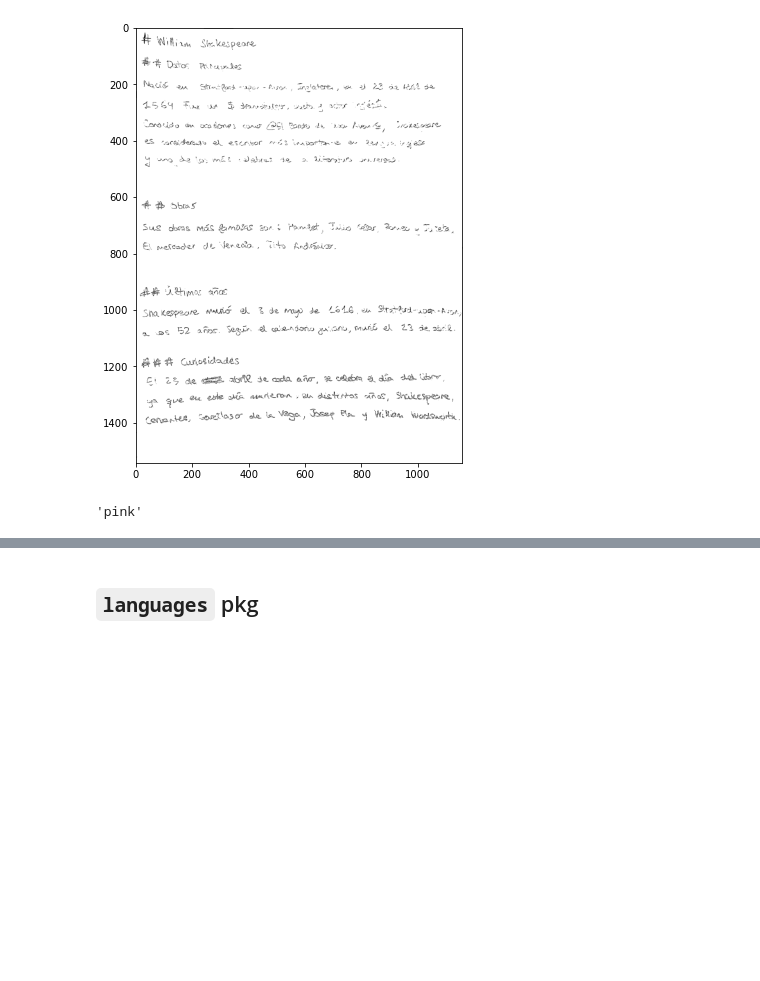
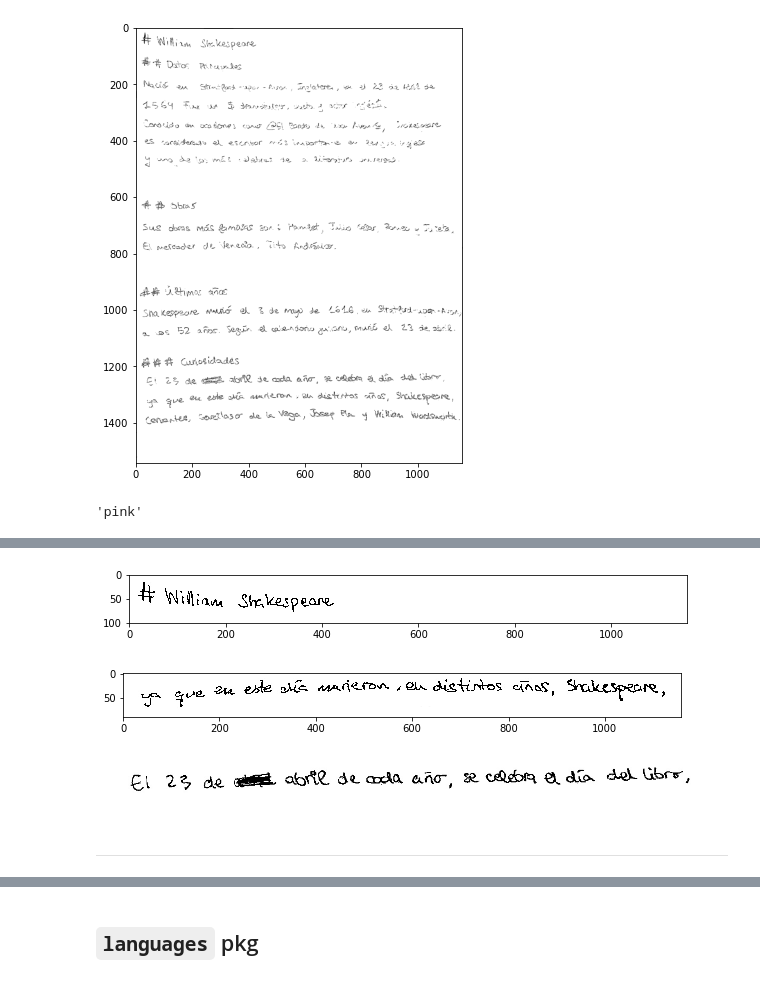
Before and after one commit to espetro/text-processing-old, a Jupyter notebook: testing.ipynb, the cells around one changed output, grey strips where cells are left out. Cells and saved outputs as stored; diff of their text form; code cells hidden in the pictures; blank space fills up the shorter version.

```diff
--- a/testing.ipynb
+++ b/testing.ipynb
@@ -176,0 +194,3 @@ model.predict(new_color)
+# %%
+%%time
+lines = LineSegmentation(image).segment()
@@ -176,0 +199,20 @@ model.predict(new_color)
+# %%
+plt.figure()
+plt.imshow(lines[0][0], cmap="gray")
+plt.show()
+
+plt.figure()
+plt.imshow(lines[-2][0], cmap="gray")
+plt.show()
+# %% [output]
+[figure, added]
+[figure, added]
+# %%
+plt.figure(figsize=(20,10))
+plt.imshow(lines[-3][0], cmap="gray")
+plt.axis("off")
+plt.show()
+# %% [output]
+[figure, added]
+# %% [markdown]
+---
```
Also changed, not shown: parts of 12 cells of this notebook, 21 other files.
